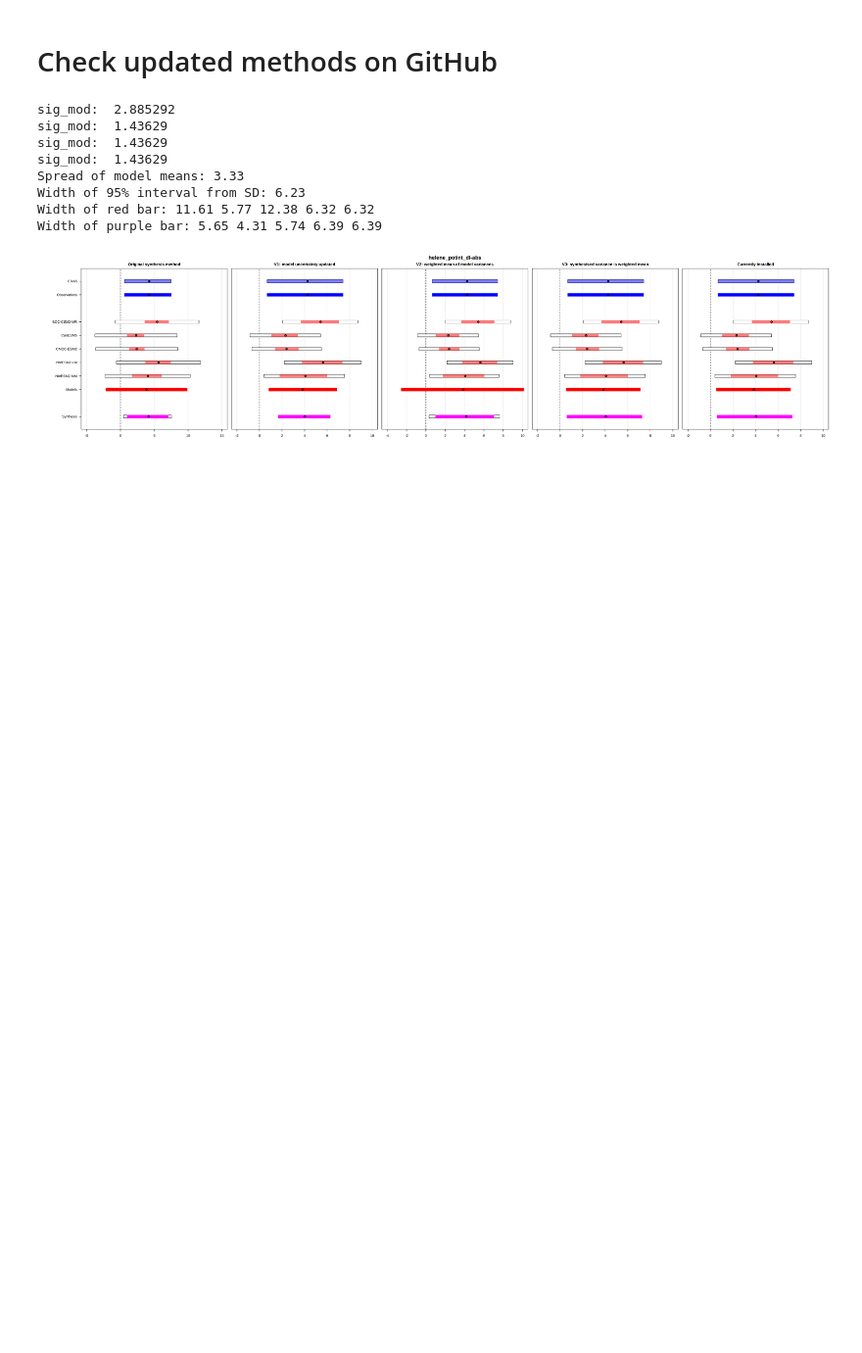
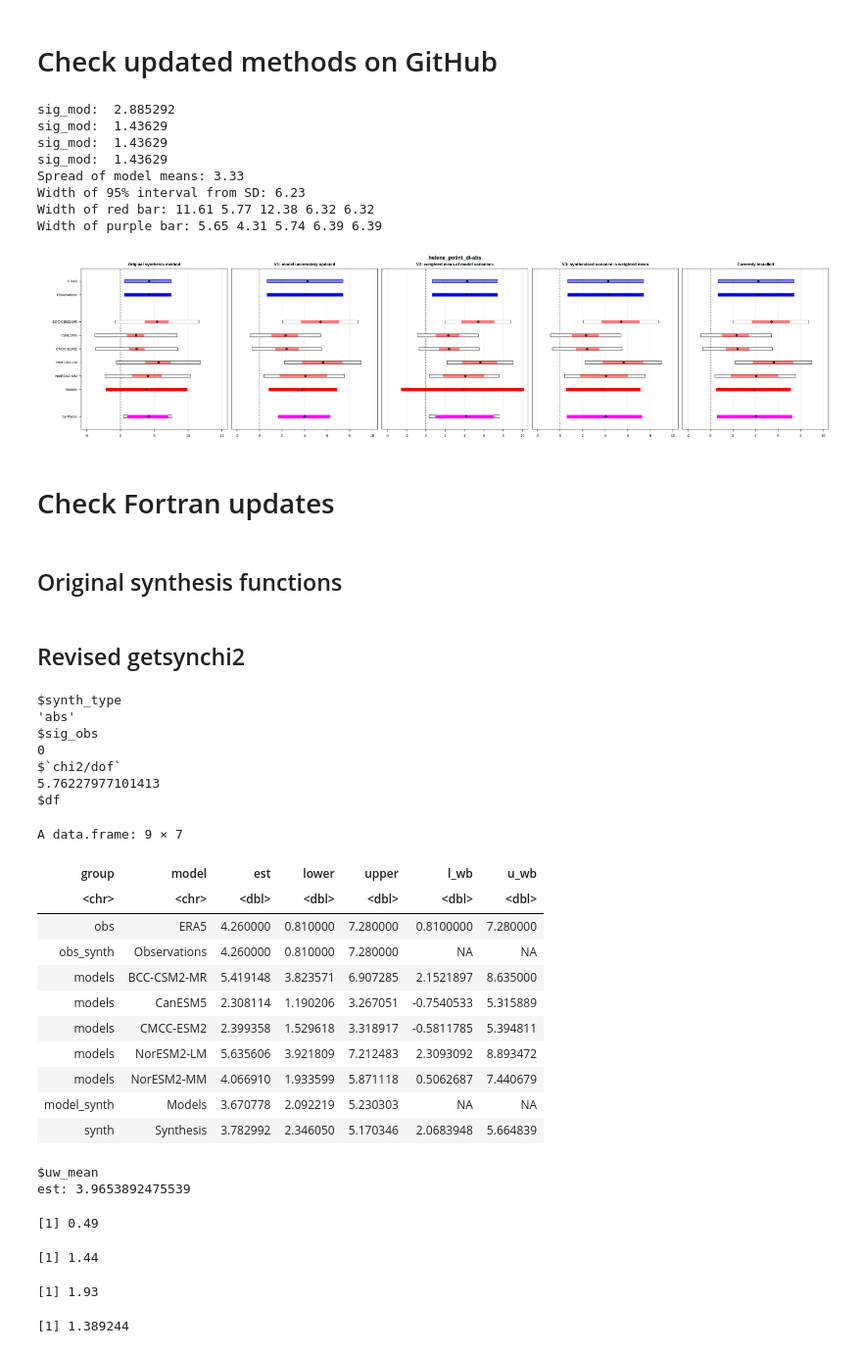
Before and after one commit to clairbarnes/wwa-current, a Jupyter notebook: 00_model-fitting-dev/synthesis/synthesis-check.ipynb, the cells around one changed output. Shown at 98% size. Saved outputs shown, nothing was run; the diff lists cells and outputs as text; code cells hidden in the pictures; blank space fills up the shorter version.

```diff
--- a/00_model-fitting-dev/synthesis/synthesis-check_R.ipynb
+++ b/00_model-fitting-dev/synthesis/synthesis-check.ipynb
@@ -1163,3 +1166,7 @@ Width of 95% interval from SD: 6.23
 Width of red bar: 11.61 5.77 12.38 6.32 6.32
 Width of purple bar: 5.65 4.31 5.74 6.39 6.39
 [figure]
+# %% [markdown]
+# Check Fortran updates
+# %% [markdown]
+## Original synthesis functions
@@ -1165,0 +1338,2 @@ Width of purple bar: 5.65 4.31 5.74 6.39 6.39
+# %% [markdown]
+## Revised getsynchi2
@@ -1165,0 +1505,35 @@ Width of purple bar: 5.65 4.31 5.74 6.39 6.39
+# %%
+fnm <- "data/helene_potint_dI-abs.csv"
+res <- read.csv(fnm, row.names = 2)
+obs = res[res$src == "obs",-1]
+models = res[res$src == "models",-1]
+
+stype <- switch(strsplit(gsub(".csv","",fnm), "_")[[1]][3], "PR" = "PR", "dI-abs" = "abs", "dI-rel" = "rel")
+
+synth_vx = synthesis(obs, models, synth_type = stype)             # should match current Climate Explorer code
+synth_rev1 = synthesis_rev1(obs, models, synth_type = stype)             # should match current Climate Explorer code
+# %%
+# modified getsynchi2 to remove scaling by factor of 4 - chi2/dof is same but white boxes are slightly different
+synth_rev1
+# %% [output]
+$synth_type
+'abs'
+$sig_obs
+0
+$`chi2/dof`
+5.76227977101413
+$df
+A data.frame: 9 × 7
+| group | model | est | lower | upper | l_wb | u_wb |
+| <chr> | <chr> | <dbl> | <dbl> | <dbl> | <dbl> | <dbl> |
+| obs | ERA5 | 4.260000 | 0.810000 | 7.280000 | 0.8100000 | 7.280000 |
+| obs_synth | Observations | 4.260000 | 0.810000 | 7.280000 | NA | NA |
+| models | BCC-CSM2-MR | 5.419148 | 3.823571 | 6.907285 | 2.1521897 | 8.635000 |
+| models | CanESM5 | 2.308114 | 1.190206 | 3.267051 | -0.7540533 | 5.315889 |
+| models | CMCC-ESM2 | 2.399358 | 1.529618 | 3.318917 | -0.5811785 | 5.394811 |
+| models | NorESM2-LM | 5.635606 | 3.921809 | 7.212483 | 2.3093092 | 8.893472 |
+| models | NorESM2-MM | 4.066910 | 1.933599 | 5.871118 | 0.5062687 | 7.440679 |
+| model_synth | Models | 3.670778 | 2.092219 | 5.230303 | NA | NA |
+| synth | Synthesis | 3.782992 | 2.346050 | 5.170346 | 2.0683948 | 5.664839 |
+$uw_mean
+est: 3.9653892475539
@@ -1165,0 +1554,16 @@ Width of purple bar: 5.65 4.31 5.74 6.39 6.39
+# %%
+.7**2
+# %% [output]
+[1] 0.49
+# %%
+1.2^2
+# %% [output]
+[1] 1.44
+# %%
+.49+1.44
+# %% [output]
+[1] 1.93
+# %%
+sqrt(1.93)
+# %% [output]
+[1] 1.389244
```
Also changed, not shown: parts of 21 cells of this notebook, 1 other file.
